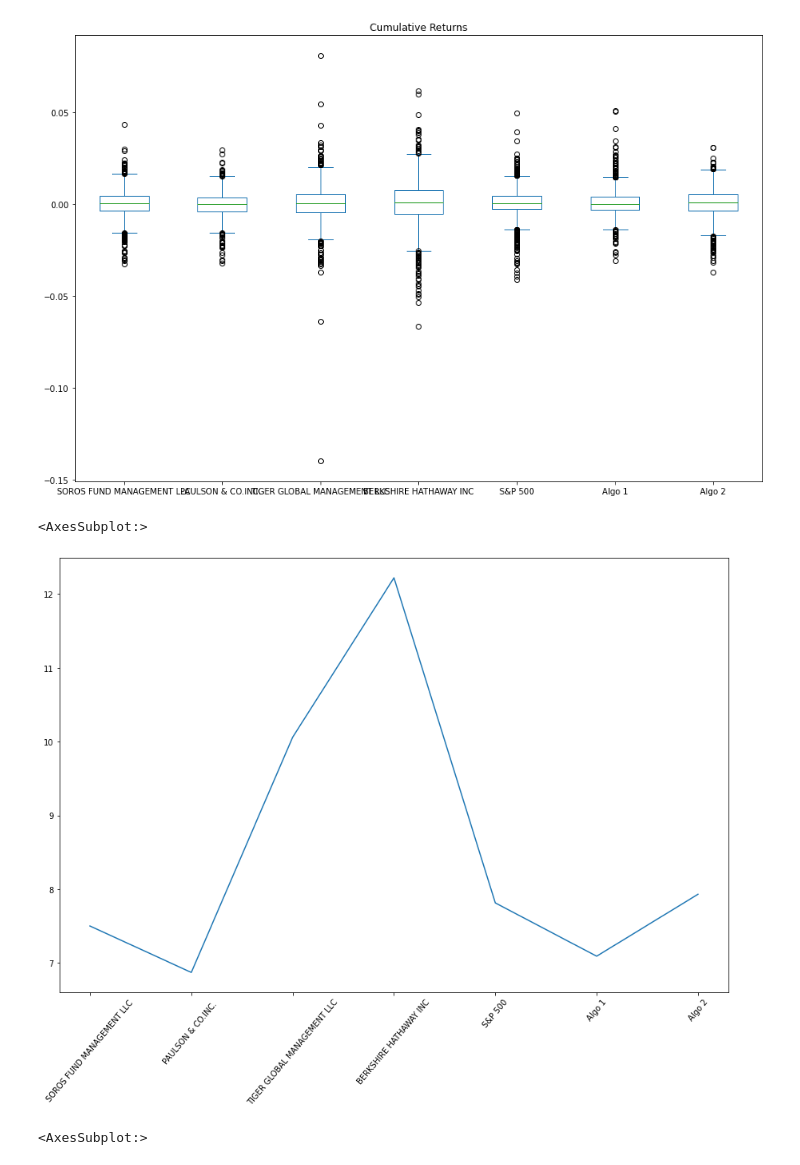
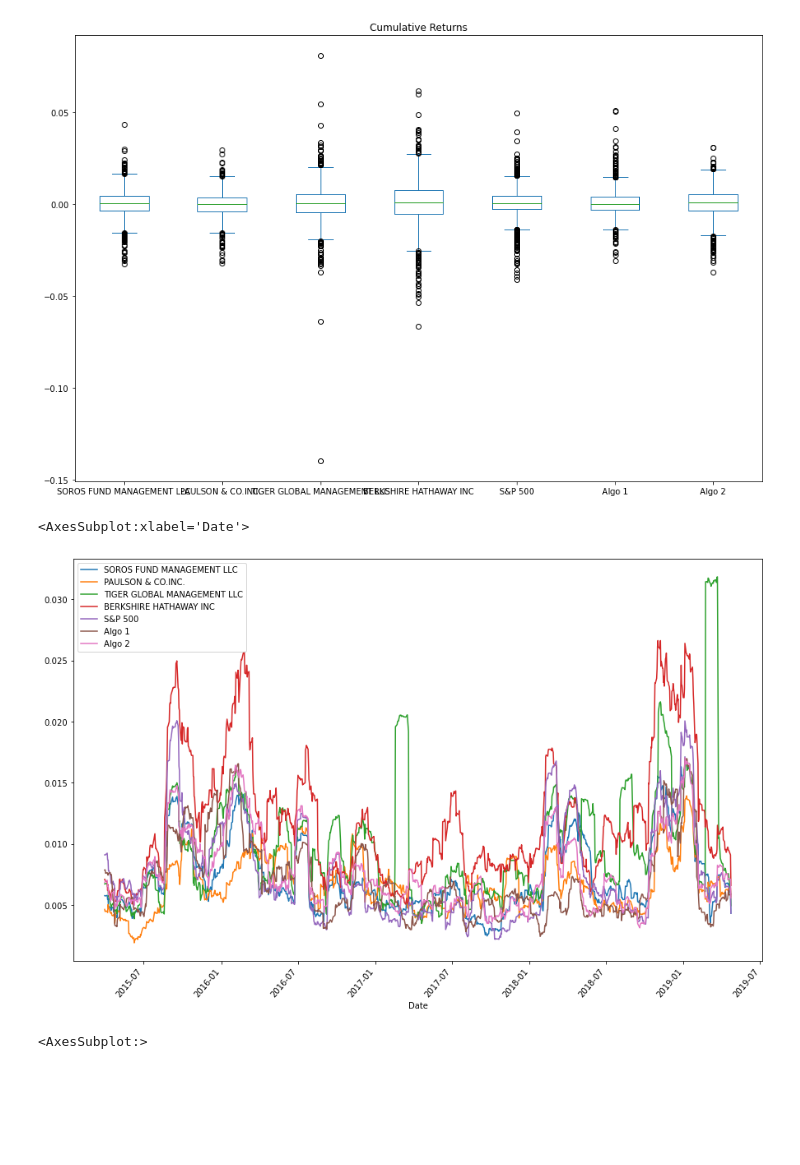
Before and after one commit to seldomwind/stockanalysis-portfolio, a Jupyter notebook: data_analysis.ipynb, the cells around one changed output. Saved outputs shown, nothing was run; the diff lists cells and outputs as text; code cells hidden in the pictures; blank space fills up the shorter version.

```diff
--- a/data_analysis.ipynb
+++ b/data_analysis.ipynb
@@ -99,11 +99,11 @@ annualized_std = std_df * np.sqrt(252)
 # %%
 #     "## Rolling Statistics\n",
 #     "Risk changes over time. Analyze the rolling statistics for Risk and Beta. \n",
 #     "1. Calculate and plot the rolling standard deviation for all portfolios using a 21-day window\n",
-df_combined.rolling(21).std().sum().plot(rot = 50, figsize = (15, 10))
+df_combined.rolling(21).std().plot(rot = 50, figsize = (15, 10))
 # %% [output]
-<AxesSubplot:>
+<AxesSubplot:xlabel='Date'>
-[figure, old version]
+[figure, new version]
 # %%
 #     "2. Calculate the correlation between each stock to determine which portfolios may mimick the S&P 500\n",
 #     "### Calculate and plot the correlation"#
```
Also changed, not shown: parts of 16 cells of this notebook, 1 other file.
